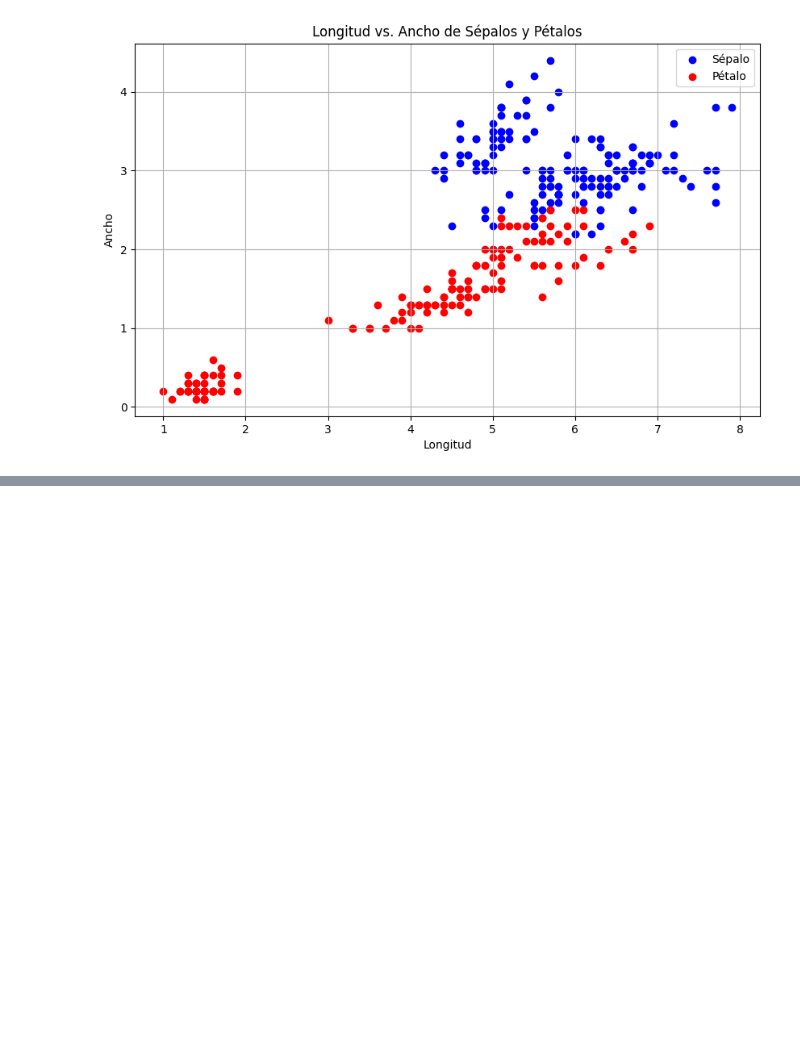
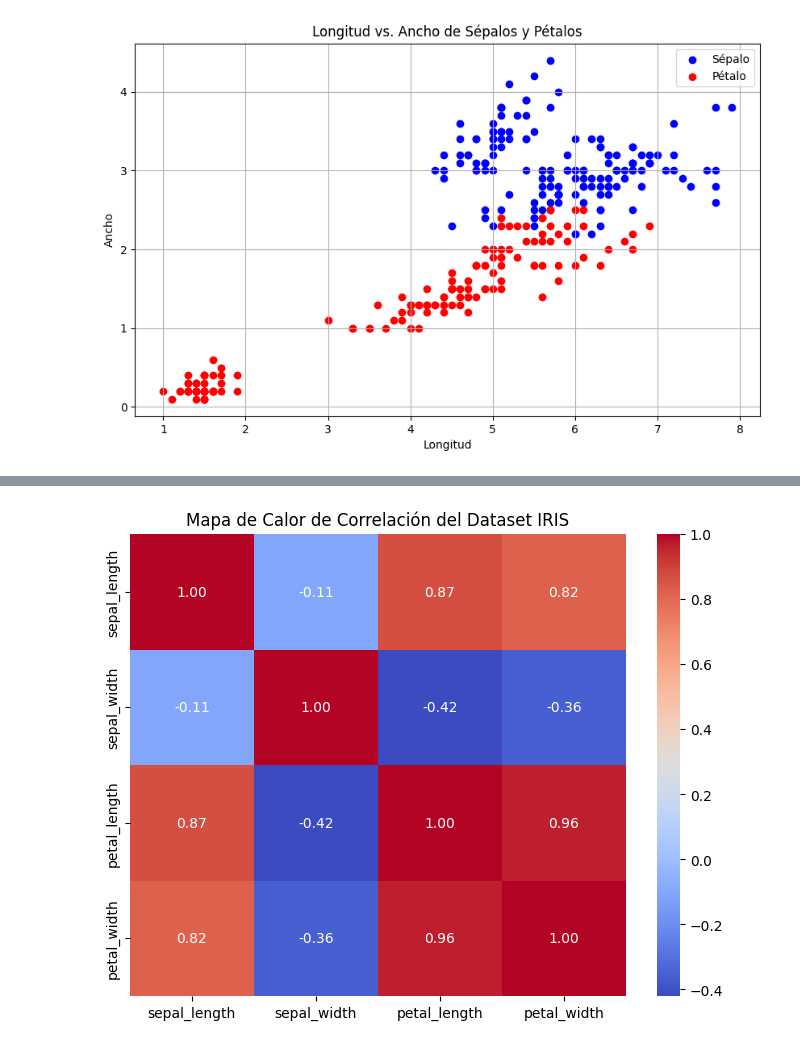
Before and after one commit to AxelCHCR/Semestre-VII, a Jupyter notebook: Inteligencia Artificial/Tareas/Tarea 2/Tarea2.ipynb, the cells around one changed output, grey strips where cells are left out. Saved outputs shown, nothing was run; the diff lists cells and outputs as text; code cells hidden in the pictures; blank space fills up the shorter version.

```diff
--- a/Inteligencia Artificial/Tareas/Tarea 2/Tarea2.ipynb
+++ b/Inteligencia Artificial/Tareas/Tarea 2/Tarea2.ipynb
@@ -74,0 +133,13 @@ class KNN:
+# %%
+# Calcular la matriz de correlación
+datos_numericos = iris_data[['sepal_length', 'sepal_width', 'petal_length', 'petal_width']]
+
+matriz_correlacion = datos_numericos.corr()
+
+# Crear el mapa de calor utilizando seaborn
+plt.figure(figsize=(8, 6))
+sns.heatmap(matriz_correlacion, annot=True, cmap='coolwarm', fmt=".2f")
+plt.title('Mapa de Calor de Correlación del Dataset IRIS')
+plt.show()
+# %% [output]
+[figure, added]
```
Also changed, not shown: parts of 9 cells of this notebook, 2 other files.
